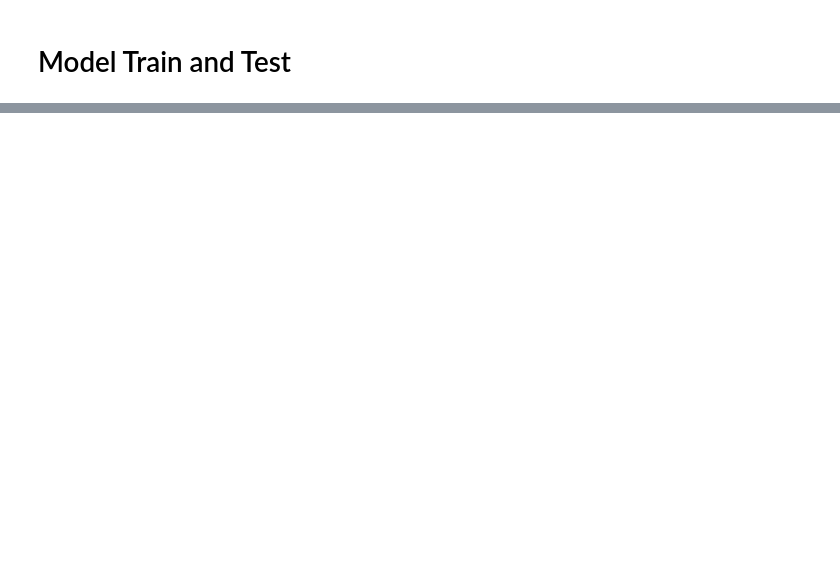
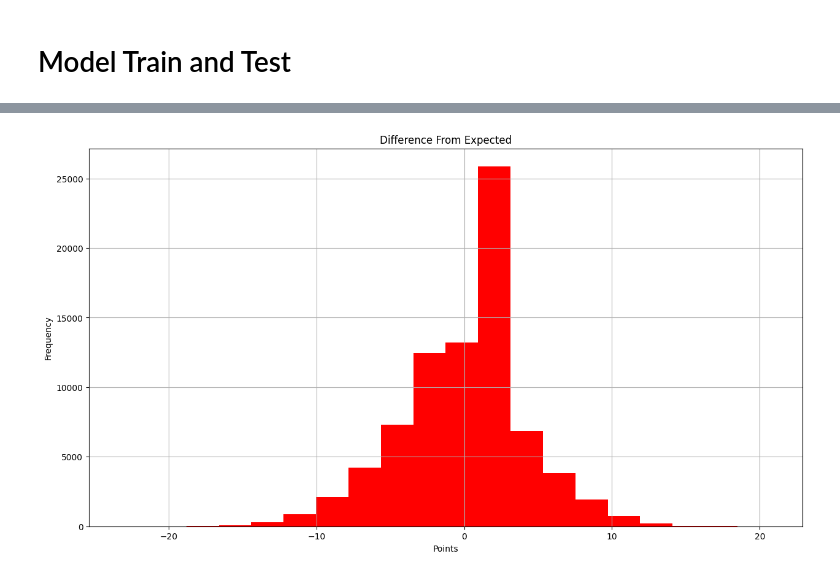
Before and after one commit to 5h33p/student_habits, a Jupyter notebook: Development.ipynb, the cells around one changed output, grey strips where cells are left out. Saved outputs shown, nothing was run; the diff lists cells and outputs as text; code cells hidden in the pictures; blank space fills up the shorter version.

```diff
--- a/Development.ipynb
+++ b/Development.ipynb
@@ -386,0 +372,21 @@ cv.cv_results_
+# %%
+X = data.drop('exam_score', axis=1)
+y = data.exam_score
+
+cat_columns = X.select_dtypes(include='object').columns.tolist()
+num_columns = X.drop(columns=cat_columns).columns.tolist()
+
+
+final_preprocessor = ColumnTransformer(
+    transformers=[('num', StandardScaler(), num_columns),
+                  ('cat', OneHotEncoder(handle_unknown='ignore', drop='first'), cat_columns)])
+
+
+final_pipeline = Pipeline([('scaler', final_preprocessor),
+                          ('selector', SelectKBest(f_classif, k=10)),
+                          ('model', Lasso(alpha=0.01, random_state=8))])
+
+
+
+final_pipeline.fit(data.drop(columns='exam_score'), y)
+final_pipeline.score(X, y)
@@ -386,0 +395,5 @@ cv.cv_results_
+# %%
+df_predictions = pd.DataFrame(data=y, columns=['exam_score'])
+df_predictions['predictions'] = final_pipeline.predict(X)
+df_predictions['diff'] = df_predictions.exam_score - df_predictions.predictions
+df_predictions.head(20)
@@ -386,0 +418,10 @@ cv.cv_results_
+# %%
+plt.figure(figsize=(15, 8))
+plt.hist(df_predictions['diff'], bins=20, histtype='stepfilled', color='r')
+plt.ylabel('Frequency')
+plt.xlabel('Points')
+plt.title('Difference From Expected')
+plt.grid(True)
+plt.show()
+# %% [output]
+[figure, added]
```
Also changed, not shown: parts of 18 cells of this notebook.
